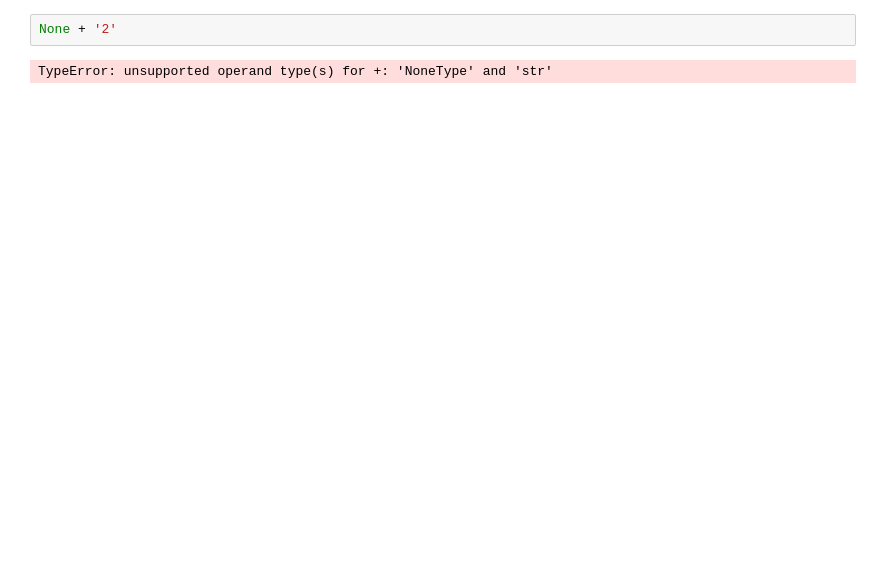
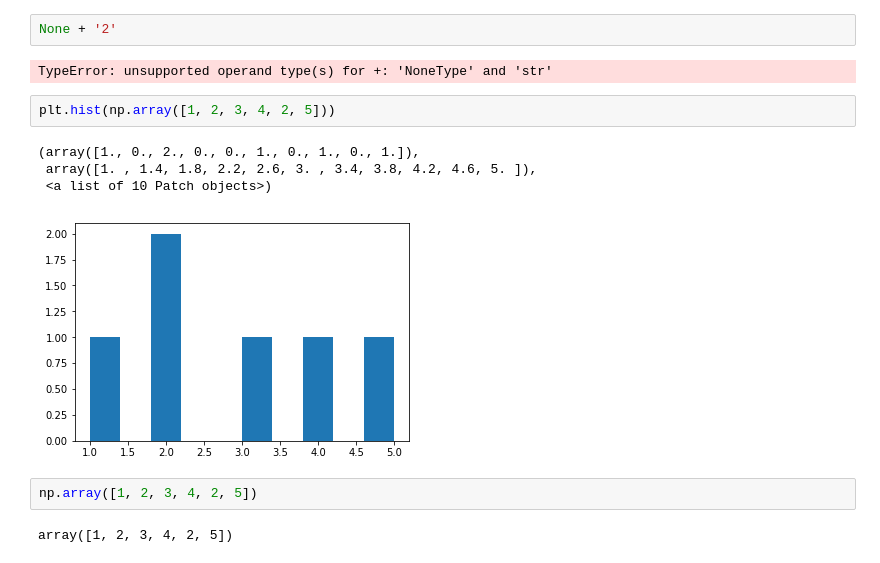
Before and after one commit to Munchic/landmark-challenge, a Jupyter notebook: draft.ipynb, the cells around one changed output. Cells and saved outputs as stored; diff of their text form; blank space fills up the shorter version.

```diff
--- a/draft.ipynb
+++ b/draft.ipynb
@@ -32,3 +55,14 @@ TypeError: Image data cannot be converted to float
 None + '2'
 # %% [output]
 TypeError: unsupported operand type(s) for +: 'NoneType' and 'str'
+# %%
+plt.hist(np.array([1, 2, 3, 4, 2, 5]))
+# %% [output]
+(array([1., 0., 2., 0., 0., 1., 0., 1., 0., 1.]),
+ array([1. , 1.4, 1.8, 2.2, 2.6, 3. , 3.4, 3.8, 4.2, 4.6, 5. ]),
+ <a list of 10 Patch objects>)
+[figure, added]
+# %%
+np.array([1, 2, 3, 4, 2, 5])
+# %% [output]
+array([1, 2, 3, 4, 2, 5])
```
Also changed, not shown: parts of 11 cells of this notebook.
